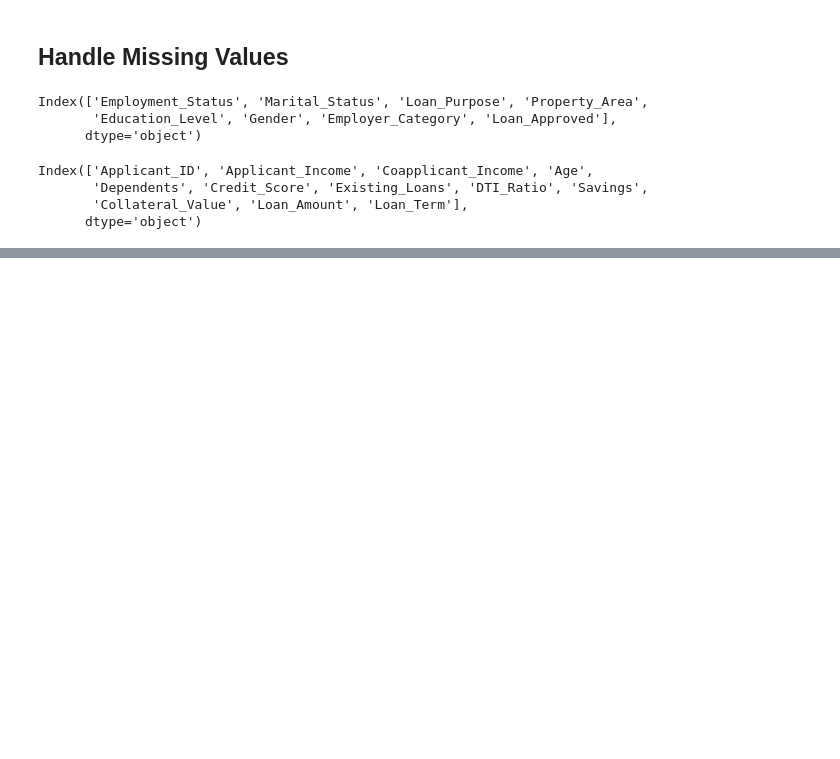
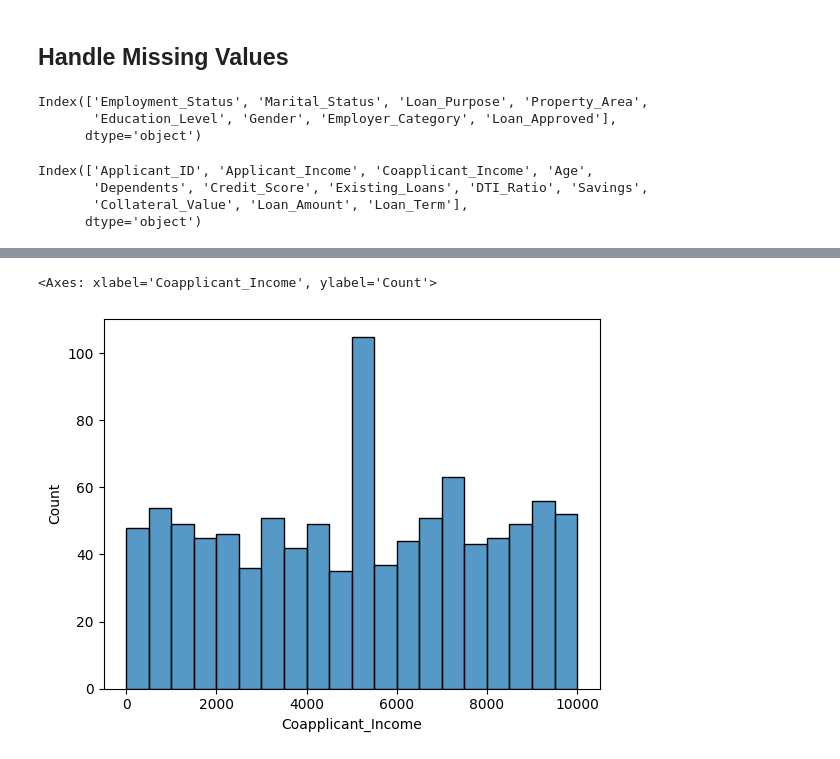
Before and after one commit to Yuval-Varke/ML_2.0, a Jupyter notebook: Credit_wise/Credit_wise.ipynb, the cells around one changed output, grey strips where cells are left out. Saved outputs shown, nothing was run; the diff lists cells and outputs as text; code cells hidden in the pictures; blank space fills up the shorter version.

```diff
--- a/Credit_wise/Credit_wise.ipynb
+++ b/Credit_wise/Credit_wise.ipynb
@@ -62,0 +107,9 @@ df[categorical_cols] = cat_imp.fit_transform(df[categorical_cols])
+# %%
+sns.histplot(
+    data = df,
+    x = 'Coapplicant_Income',
+    bins=20
+)
+# %% [output]
+<Axes: xlabel='Coapplicant_Income', ylabel='Count'>
+[figure, added]
```
Also changed, not shown: parts of 12 cells of this notebook.
